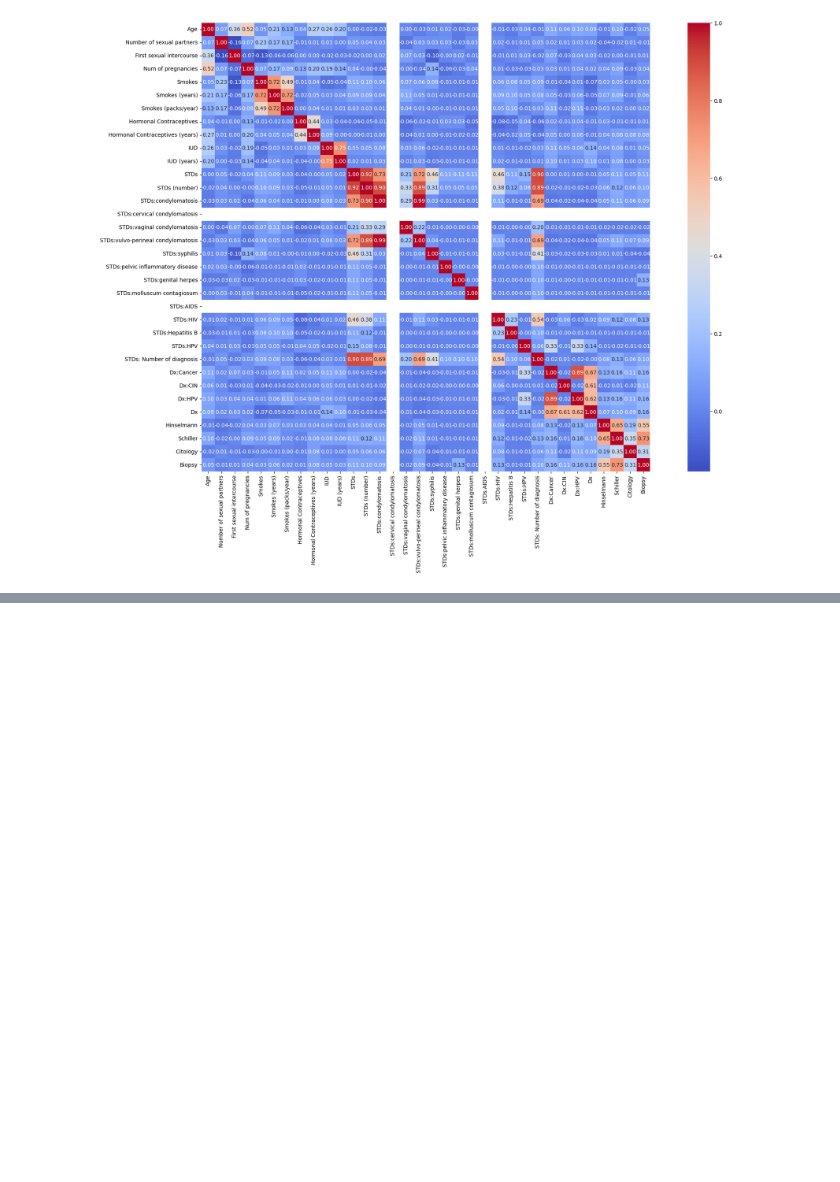
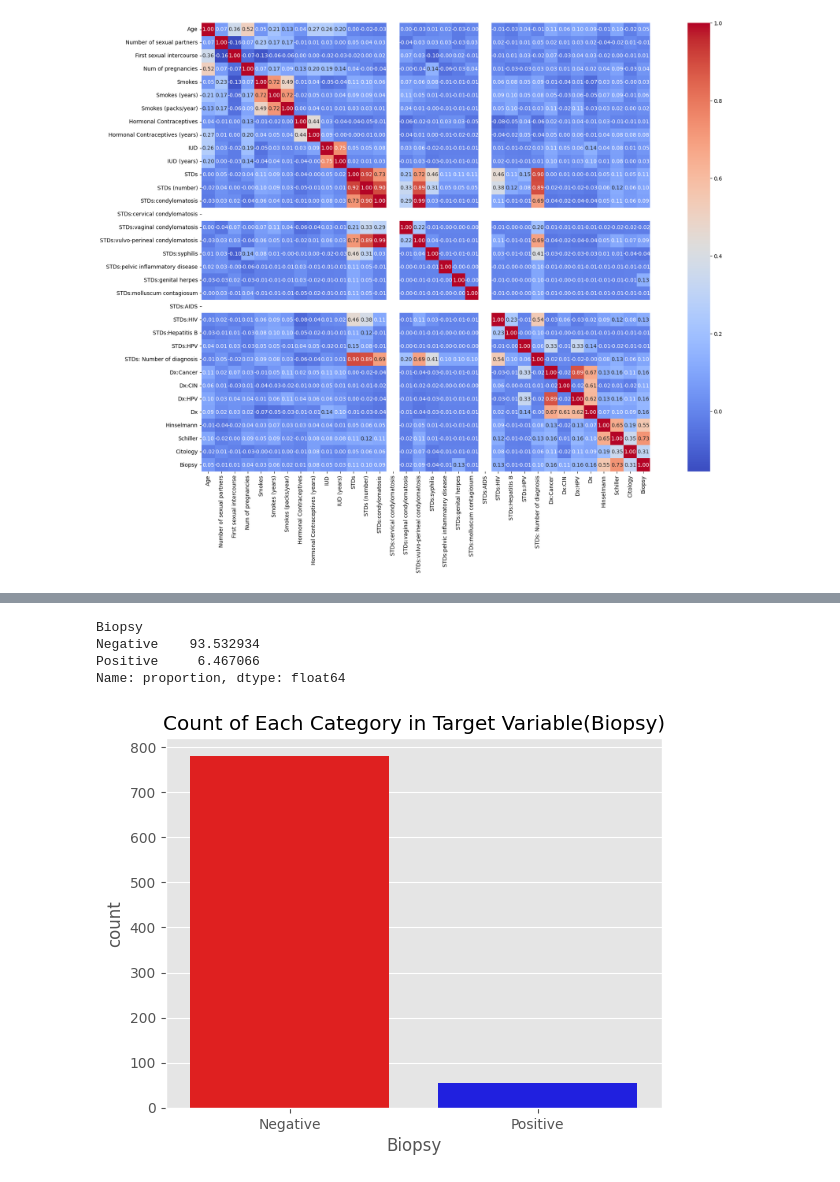
Before and after one commit to va22abb/Msc-Data-Project-Comparative-study-of-machine-learning-algorithms-in-predicting-cervical-cancer, a Jupyter notebook: Cervical_Cancer_Code.ipynb, the cells around one changed output, grey strips where cells are left out. Drawn from its saved outputs; the diff is of its cells as text; code cells hidden in the pictures; blank space fills up the shorter version.

```diff
--- a/Cervical_Cancer_Code.ipynb
+++ b/Cervical_Cancer_Code.ipynb
@@ -257,0 +394,17 @@ plt.show()
+# %%
+# Replacing 0 with 'Negative' and 1 with 'Positive'
+data['Biopsy'] = data['Biopsy'].replace({0: 'Negative', 1: 'Positive'})
+
+# Plotting with updated labels and adding different colors
+plt.style.use('ggplot')
+sns.countplot(x='Biopsy', data=data, palette=['red', 'blue']).set_title('Count of Each Category in Target Variable(Biopsy)')
+
+# showing the normalized value counts
+print(data['Biopsy'].value_counts(normalize=True) * 100)
+plt.show()
+# %% [output]
+Biopsy
+Negative    93.532934
+Positive     6.467066
+Name: proportion, dtype: float64
+[figure, added]
```
Also changed, not shown: parts of 12 cells of this notebook.
